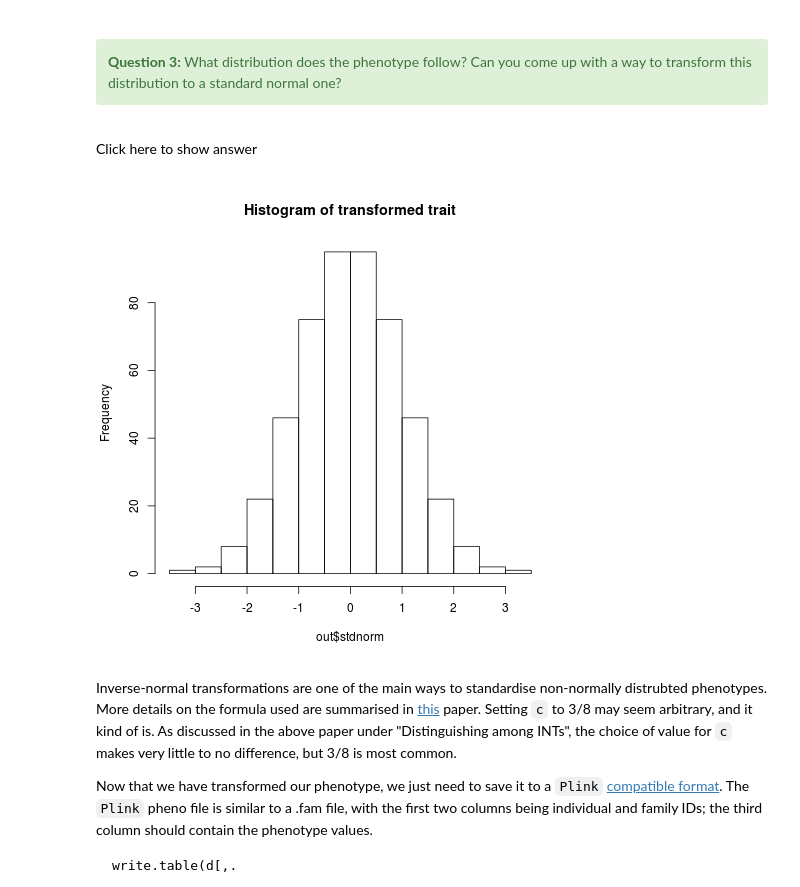
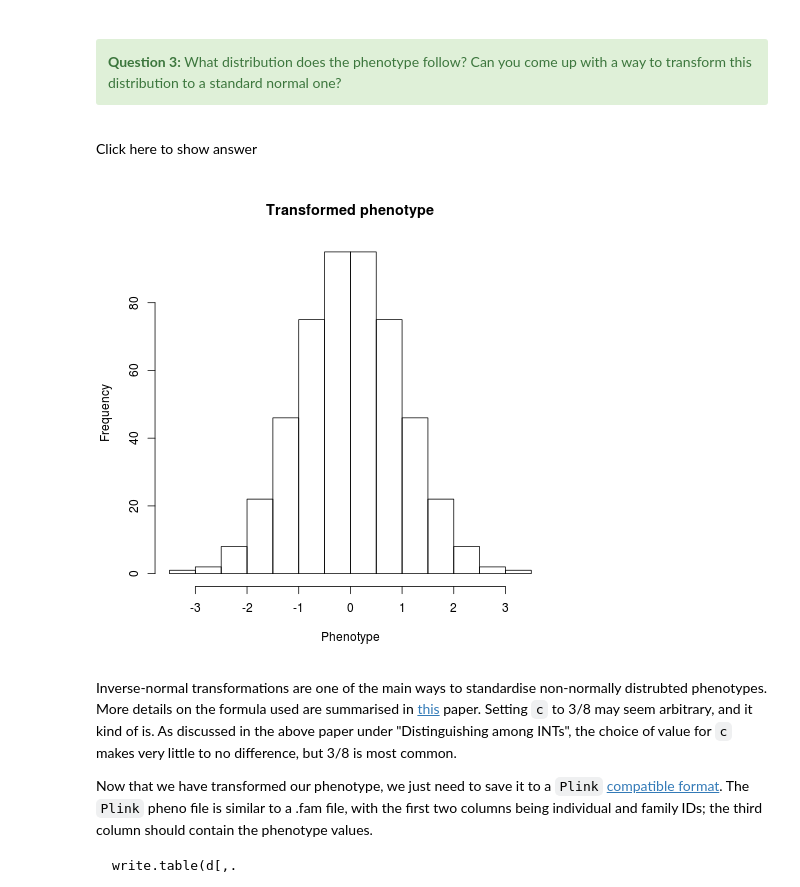
Before and after one commit to hmgu-itg/VolosSummerSchool, a Jupyter notebook: Workshop3_geneticAssociation/VSS_WS3_Genetic_Association.ipynb, the cells around one changed output. Cells and saved outputs as stored; diff of their text form; code cells hidden in the pictures.

```diff
--- a/Workshop3_geneticAssociation/VSS_WS3_Genetic_Association.ipynb
+++ b/Workshop3_geneticAssociation/VSS_WS3_Genetic_Association.ipynb
@@ -141,29 +128,29 @@ hist(d$V2, main="Raw phenotype without outliers")
 # %%
 %%R
 
 # first we want to record the order of samples (very important as many programs such as Plink or SNPTEST
 # match samples to genotypes by their order)
 ord=d$V1
 
 # then we exclude the NA samples from the transformation, but save them to add back in later
 na=d[is.na(V2)]
 
 # then we use an inverse-normal transformation to standardise our phenotype
 c=3/8
 d$stdnorm=qnorm((rank(d$V2)-c)/(nrow(d)-2*c+1))
 
 # we add the NA samples back in
 out=rbind(d[,.(V1,stdnorm)],na,use.names=F)
 
 # sort samples IDs
 out=out[match(ord,out$V1)]
 # check that the order is correct
 identical(out$V1,ord)
 
 # let's take a look at the transformed phenotype
-hist(out$stdnorm, main="Histogram of transformed trait")
+hist(out$stdnorm,xlab="Phenotype", main="Transformed phenotype")
 # %% [output]
-[figure, old version]
+[figure, new version]
 # %% [markdown]
 Inverse-normal transformations are one of the main ways to standardise non-normally distrubted phenotypes. More details on the formula used are summarised in [this](https://www.ncbi.nlm.nih.gov/pmc/articles/PMC2921808/) paper. Setting <code>c</code> to 3/8 may seem arbitrary, and it kind of is. As discussed in the above paper under "Distinguishing among INTs", the choice of value for <code>c</code> makes very little to no difference, but 3/8 is most common.
 
```
Also changed, not shown: parts of 16 cells of this notebook, 6 other files.
